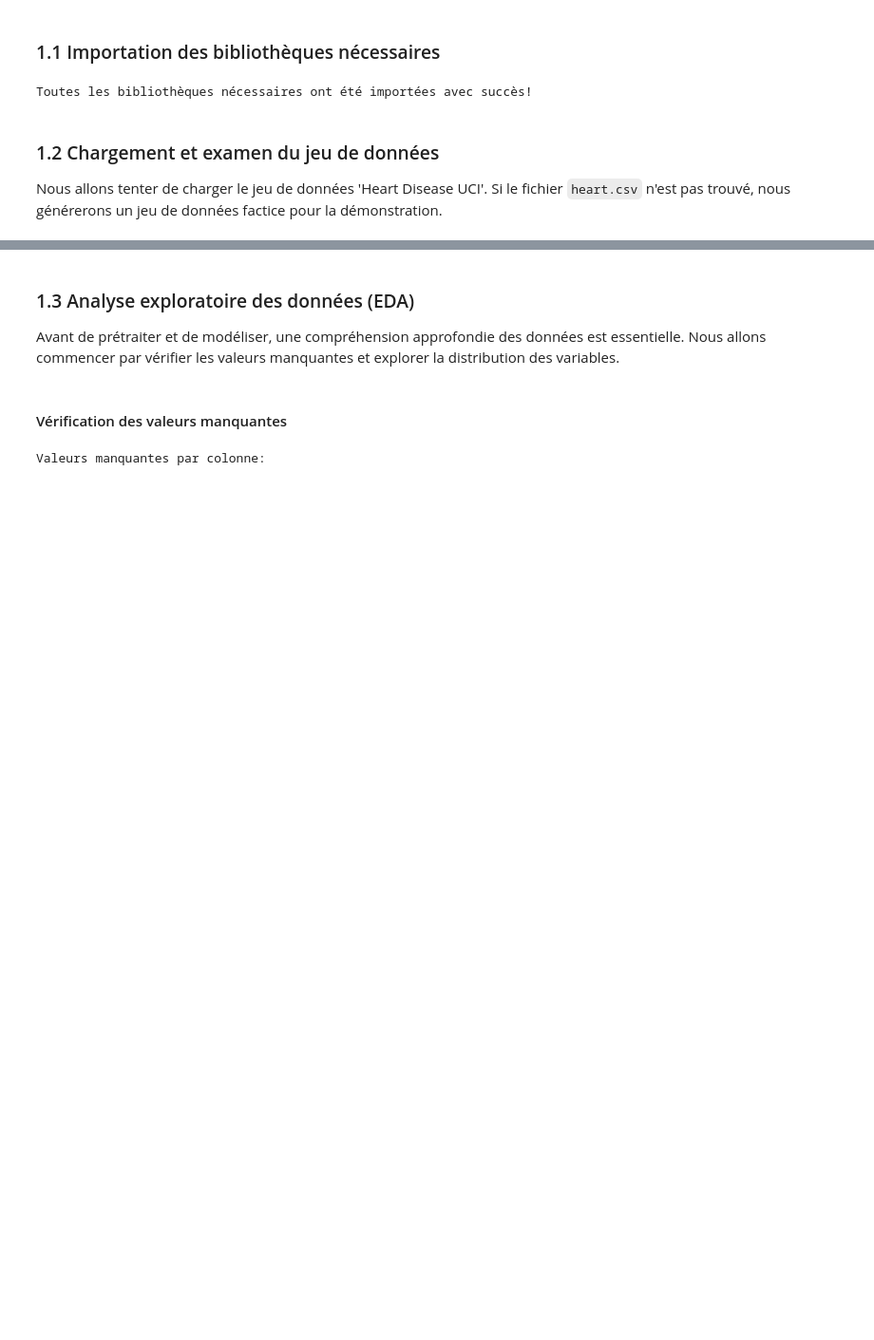
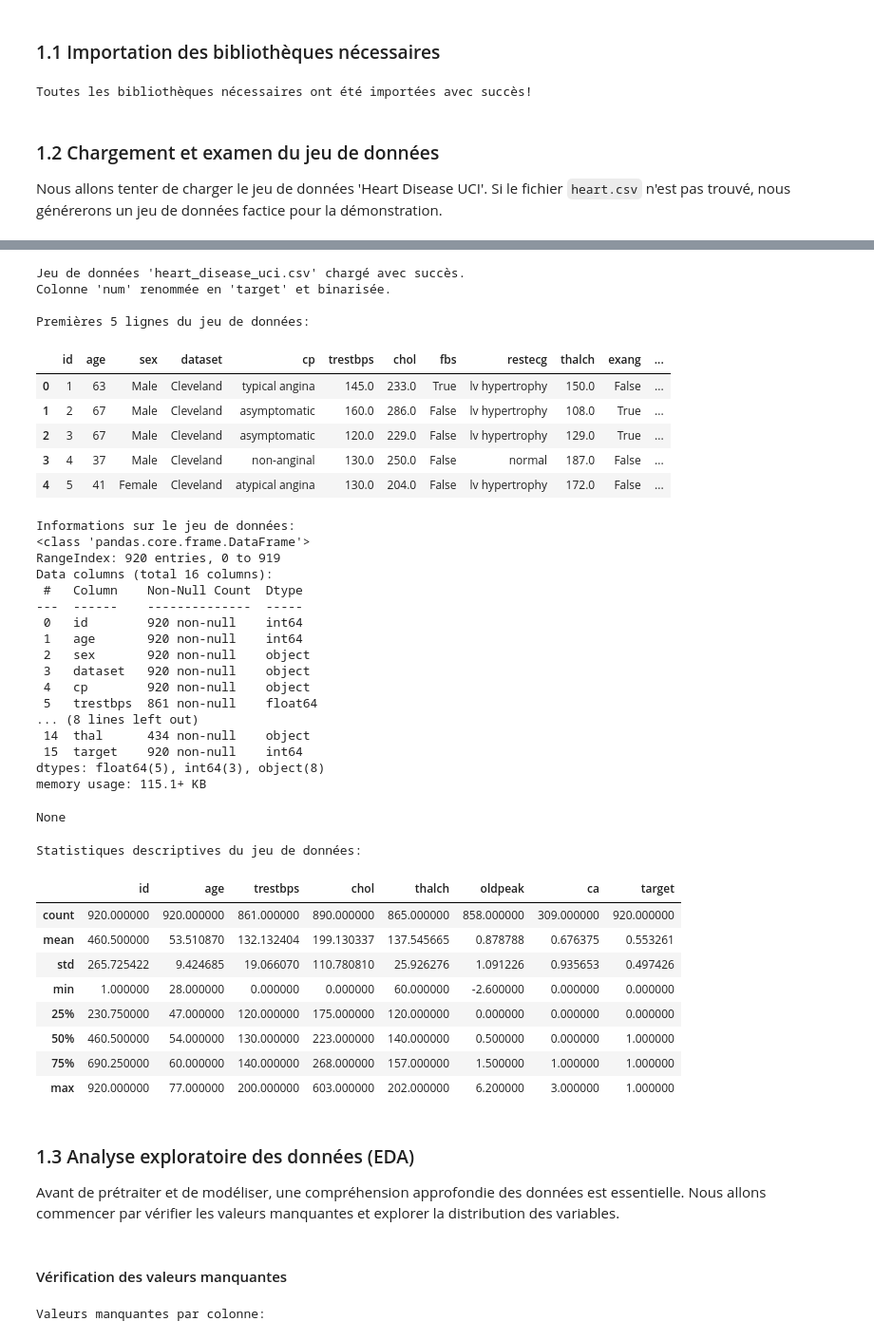
Before and after one commit to bryan01-14/DI-Bootcamp-August, a Jupyter notebook: week4/day5/xp_exercises/exercice_XP.ipynb, the cells around one changed output, grey strips where cells are left out. Shown at 95% size. Saved outputs shown, nothing was run; the diff lists cells and outputs as text; code cells hidden in the pictures; blank space fills up the shorter version.

```diff
--- a/week4/day5/xp_exercises/exercice_XP.ipynb
+++ b/week4/day5/xp_exercises/exercice_XP.ipynb
@@ -118,3 +70,67 @@ Statistiques descriptives du jeu de données:
+# %%
+try:
+    df_heart = pd.read_csv('heart_disease_uci.csv')
+    print("Jeu de données 'heart_disease_uci.csv' chargé avec succès.")
+except FileNotFoundError:
+    print("Erreur: Le fichier 'heart_disease_uci.csv' n'a pas été trouvé. Veuillez vous assurer qu'il est présent dans le répertoire.")
+    df_heart = pd.DataFrame() # Initialize an empty DataFrame to avoid NameError, though execution should stop if file not found
+
+# Rename 'num' column to 'target' and binarize it (0 = no disease, >0 = disease)
+if not df_heart.empty and 'num' in df_heart.columns:
+    df_heart = df_heart.rename(columns={'num': 'target'})
+    df_heart['target'] = df_heart['target'].apply(lambda x: 1 if x > 0 else 0)
+    print("Colonne 'num' renommée en 'target' et binarisée.")
+
+# Afficher les 5 premières lignes du jeu de données
+print("\nPremières 5 lignes du jeu de données:")
+display(df_heart.head())
+
+# Afficher les informations de base (types de données, valeurs non nulles)
+print("\nInformations sur le jeu de données:")
+display(df_heart.info())
+
+# Afficher les statistiques descriptives
+print("\nStatistiques descriptives du jeu de données:")
+display(df_heart.describe())
+# %% [output]
+Jeu de données 'heart_disease_uci.csv' chargé avec succès.
+Colonne 'num' renommée en 'target' et binarisée.
+
+Premières 5 lignes du jeu de données:
+|  | id | age | sex | dataset | cp | trestbps | chol | fbs | restecg | thalch | exang | ... |
+| 0 | 1 | 63 | Male | Cleveland | typical angina | 145.0 | 233.0 | True | lv hypertrophy | 150.0 | False | ... |
+| 1 | 2 | 67 | Male | Cleveland | asymptomatic | 160.0 | 286.0 | False | lv hypertrophy | 108.0 | True | ... |
+| 2 | 3 | 67 | Male | Cleveland | asymptomatic | 120.0 | 229.0 | False | lv hypertrophy | 129.0 | True | ... |
+| 3 | 4 | 37 | Male | Cleveland | non-anginal | 130.0 | 250.0 | False | normal | 187.0 | False | ... |
+| 4 | 5 | 41 | Female | Cleveland | atypical angina | 130.0 | 204.0 | False | lv hypertrophy | 172.0 | False | ... |
+Informations sur le jeu de données:
+<class 'pandas.core.frame.DataFrame'>
+RangeIndex: 920 entries, 0 to 919
+Data columns (total 16 columns):
+ #   Column    Non-Null Count  Dtype
+---  ------    --------------  -----
+ 0   id        920 non-null    int64
+ 1   age       920 non-null    int64
+ 2   sex       920 non-null    object
+ 3   dataset   920 non-null    object
+ 4   cp        920 non-null    object
+ 5   trestbps  861 non-null    float64
+... (8 lines left out)
+ 14  thal      434 non-null    object
+ 15  target    920 non-null    int64
+dtypes: float64(5), int64(3), object(8)
+memory usage: 115.1+ KB
+None
+Statistiques descriptives du jeu de données:
+|  | id | age | trestbps | chol | thalch | oldpeak | ca | target |
+| count | 920.000000 | 920.000000 | 861.000000 | 890.000000 | 865.000000 | 858.000000 | 309.000000 | 920.000000 |
+| mean | 460.500000 | 53.510870 | 132.132404 | 199.130337 | 137.545665 | 0.878788 | 0.676375 | 0.553261 |
+| std | 265.725422 | 9.424685 | 19.066070 | 110.780810 | 25.926276 | 1.091226 | 0.935653 | 0.497426 |
+| min | 1.000000 | 28.000000 | 0.000000 | 0.000000 | 60.000000 | -2.600000 | 0.000000 | 0.000000 |
+| 25% | 230.750000 | 47.000000 | 120.000000 | 175.000000 | 120.000000 | 0.000000 | 0.000000 | 0.000000 |
+| 50% | 460.500000 | 54.000000 | 130.000000 | 223.000000 | 140.000000 | 0.500000 | 0.000000 | 1.000000 |
+| 75% | 690.250000 | 60.000000 | 140.000000 | 268.000000 | 157.000000 | 1.500000 | 1.000000 | 1.000000 |
+| max | 920.000000 | 77.000000 | 200.000000 | 603.000000 | 202.000000 | 6.200000 | 3.000000 | 1.000000 |
 # %% [markdown]
 ### 1.3 Analyse exploratoire des données (EDA)
 
```
Also changed, not shown: parts of 10 cells of this notebook.
